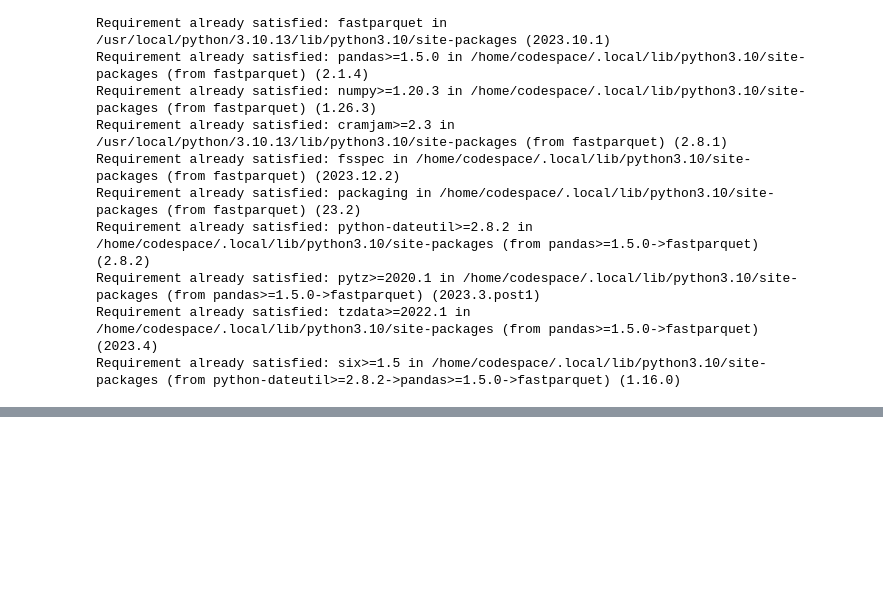
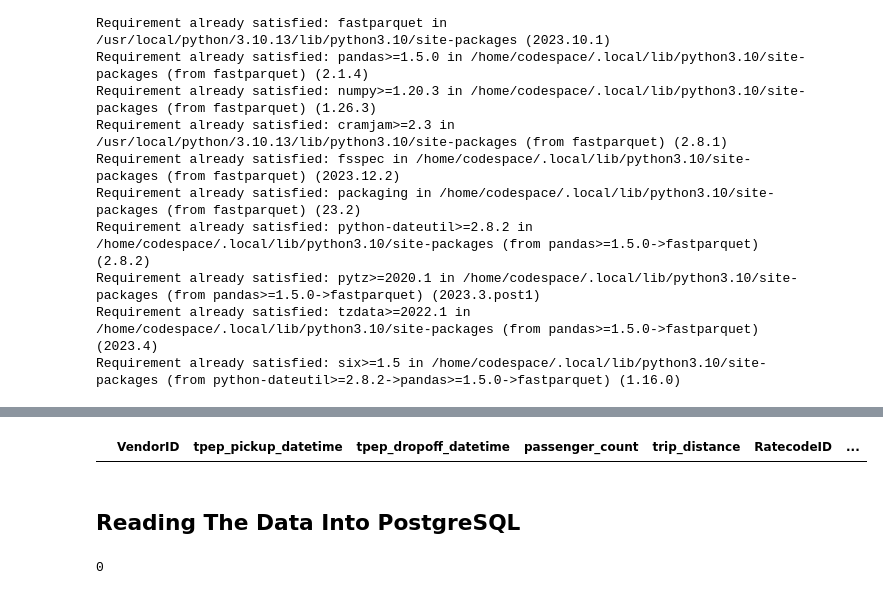
Before and after one commit to anwangari/Data-Engineering-Zoomcamp, a Jupyter notebook: week1/docker-sql/Test PostgreSQL Connection with Jupyter Notebook.ipynb, the cells around one changed output, grey strips where cells are left out. Cells and saved outputs as stored; diff of their text form; code cells hidden in the pictures; blank space fills up the shorter version.

Commit message:
up to adding data batches to postgres using pandas

```diff
--- a/week1/docker-sql/Test PostgreSQL Connection with Jupyter Notebook.ipynb
+++ b/week1/docker-sql/Test PostgreSQL Connection with Jupyter Notebook.ipynb
@@ -58,0 +106,3 @@ data.head()
+# %%
+df_iter = pd.read_csv("yellow_tripdata_2021-01.csv", iterator=True, chunksize=100_000)
+df_iter
@@ -58,0 +113,4 @@ data.head()
+# %%
+df = next(df_iter)
+print(df.info())
+df.head()
@@ -58,0 +141,4 @@ data.head()
+# %%
+# Change date columns to datetime type
+df.tpep_pickup_datetime = pd.to_datetime(df.tpep_pickup_datetime)
+df.tpep_dropoff_datetime = pd.to_datetime(df.tpep_dropoff_datetime)
@@ -58,0 +165,11 @@ data.head()
+# %%
+df.head(0)
+# %% [output]
+|  | VendorID | tpep_pickup_datetime | tpep_dropoff_datetime | passenger_count | trip_distance | RatecodeID | ... |
+# %% [markdown]
+## Reading The Data Into PostgreSQL
+# %%
+# Insertin the column names into SQL
+df.head(0).to_sql(name="yellow_taxi_data", con=engine, if_exists="replace")
+# %% [output]
+0
```
Also changed, not shown: parts of 11 cells of this notebook.
